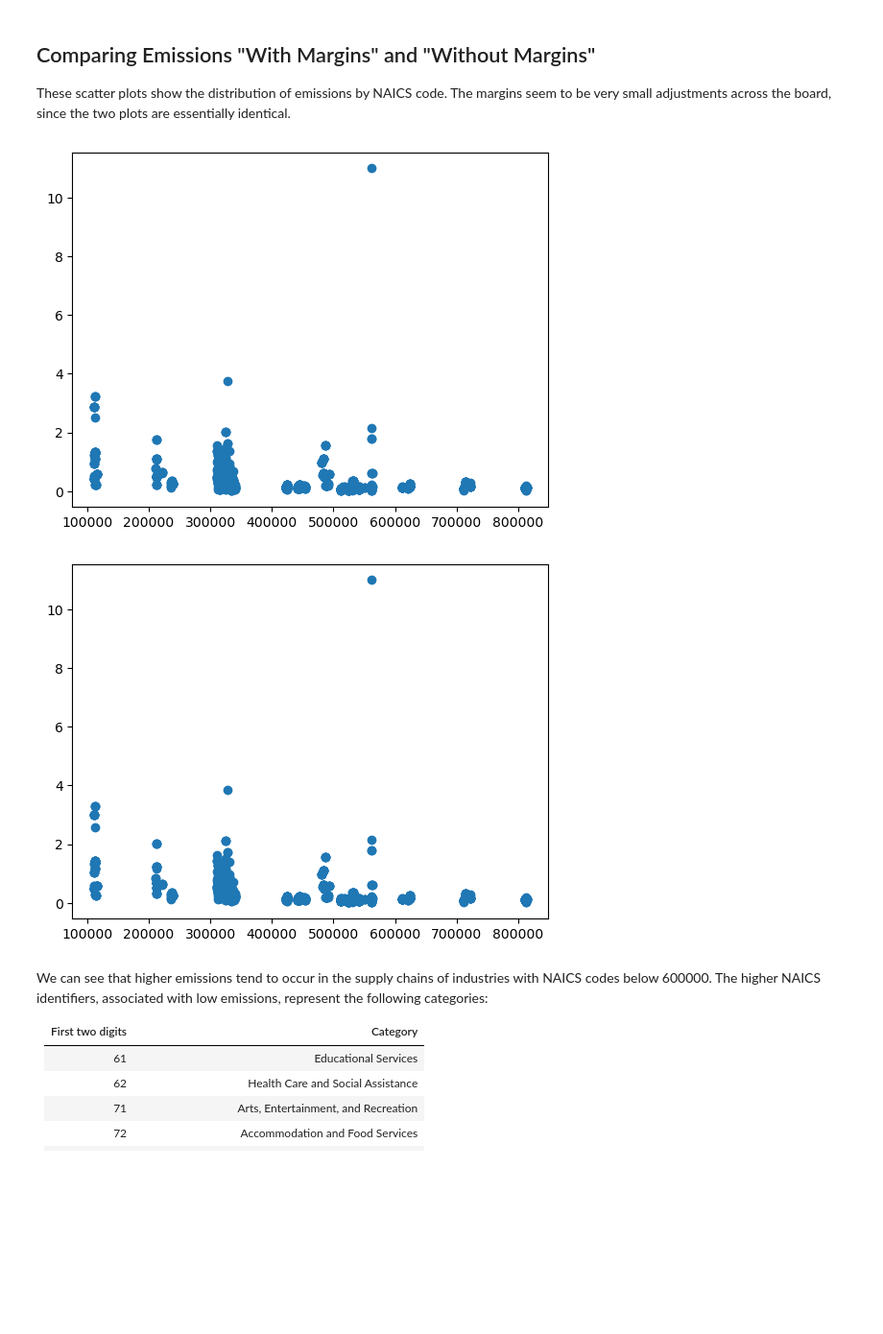
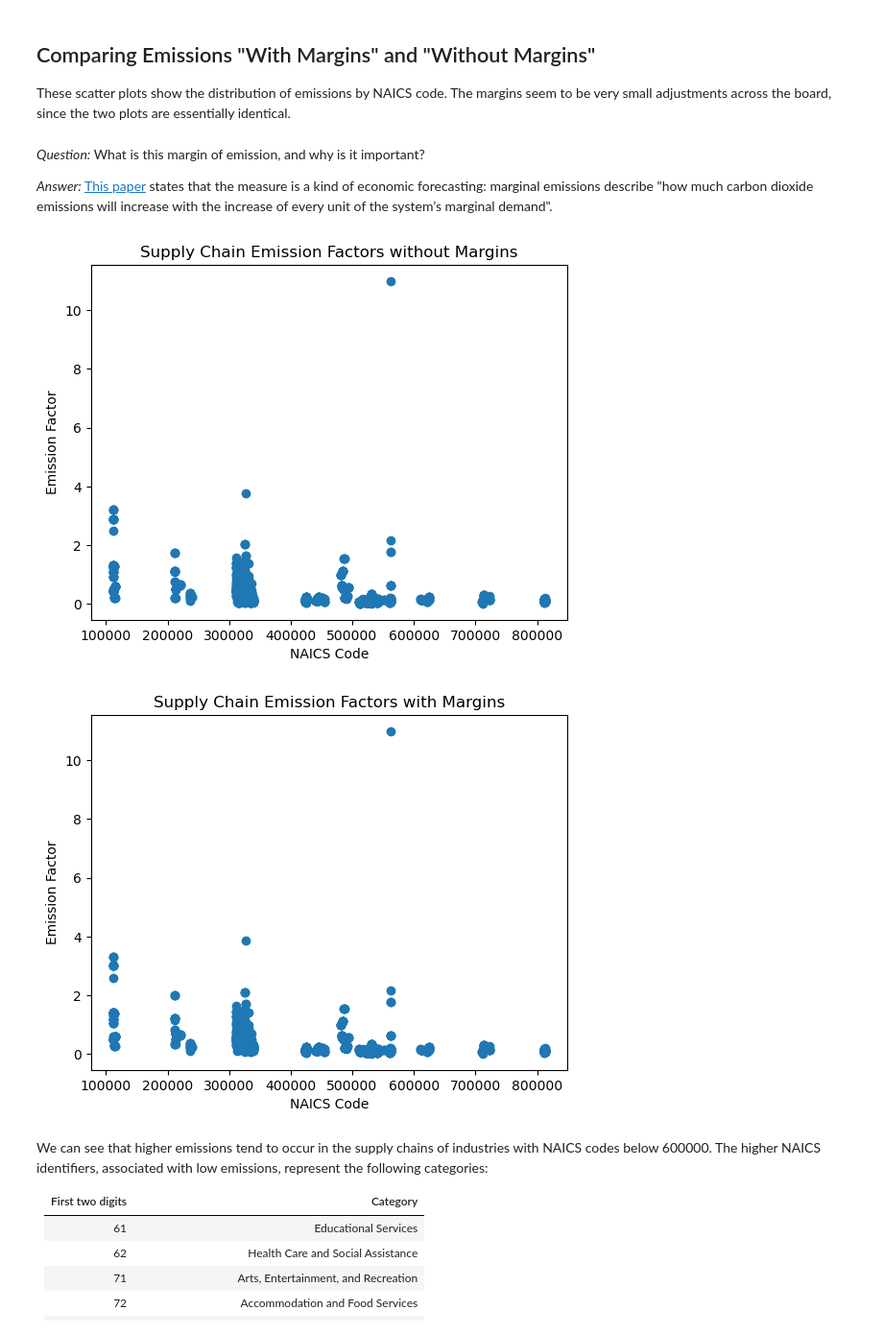
Before and after one commit to jt-arsenault/Arsenault_Jesse_IS445_Final_Project, a Jupyter notebook: Arsenault_Jesse_Personal.ipynb, the cells around one changed output. Shown at 96% size. Cells and saved outputs as stored; diff of their text form; code cells hidden in the pictures; blank space fills up the shorter version.

```diff
--- a/Arsenault_Jesse_Personal.ipynb
+++ b/Arsenault_Jesse_Personal.ipynb
@@ -75,19 +154,29 @@ naics_codes_unique.size
 # %% [markdown]
 ## Comparing Emissions "With Margins" and "Without Margins"
 These scatter plots show the distribution of emissions by NAICS code. The margins seem to be very small adjustments across the board, since the two plots are essentially identical.
+# %% [markdown]
+*Question:* What is this margin of emission, and why is it important?
+
+*Answer:* [This paper](https://www.sciencedirect.com/science/article/pii/S2352484722006709) states that the measure is a kind of economic forecasting: marginal emissions describe "how much carbon dioxide emissions will increase with the increase of every unit of the system’s marginal demand".
 # %%
 emissions_no_margins = emissions_df["Supply Chain Emission Factors without Margins"]
 emissions_margins = emissions_df["Supply Chain Emission Factors with Margins"]
 # %%
 plt.scatter(naics_codes, emissions_no_margins)
+plt.title("Supply Chain Emission Factors without Margins")
+plt.xlabel("NAICS Code")
+plt.ylabel("Emission Factor")
 plt.show()
 # %% [output]
-[figure, old version]
+[figure, new version]
 # %%
 plt.scatter(naics_codes, emissions_margins)
+plt.title("Supply Chain Emission Factors with Margins")
+plt.xlabel("NAICS Code")
+plt.ylabel("Emission Factor")
 plt.show()
 # %% [output]
-[figure, old version]
+[figure, new version]
 # %% [markdown]
 We can see that higher emissions tend to occur in the supply chains of industries with NAICS codes below 600000. The higher NAICS identifiers, associated with low emissions, represent the following categories:
 
```
Also changed, not shown: parts of 8 cells of this notebook, 3 other files.
